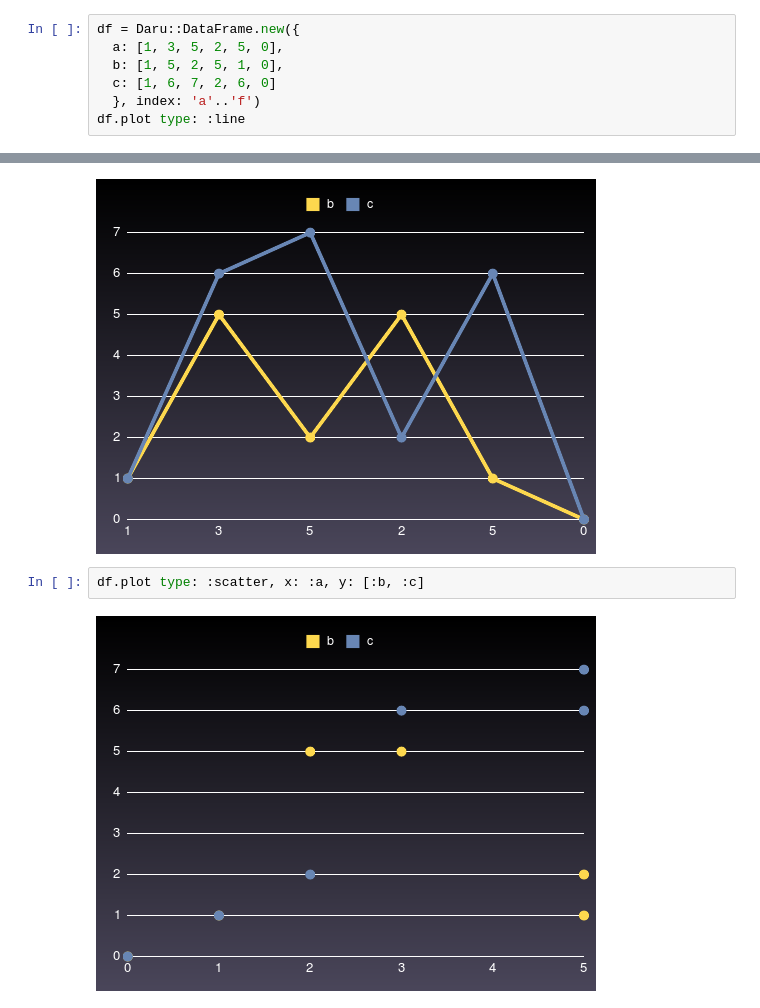
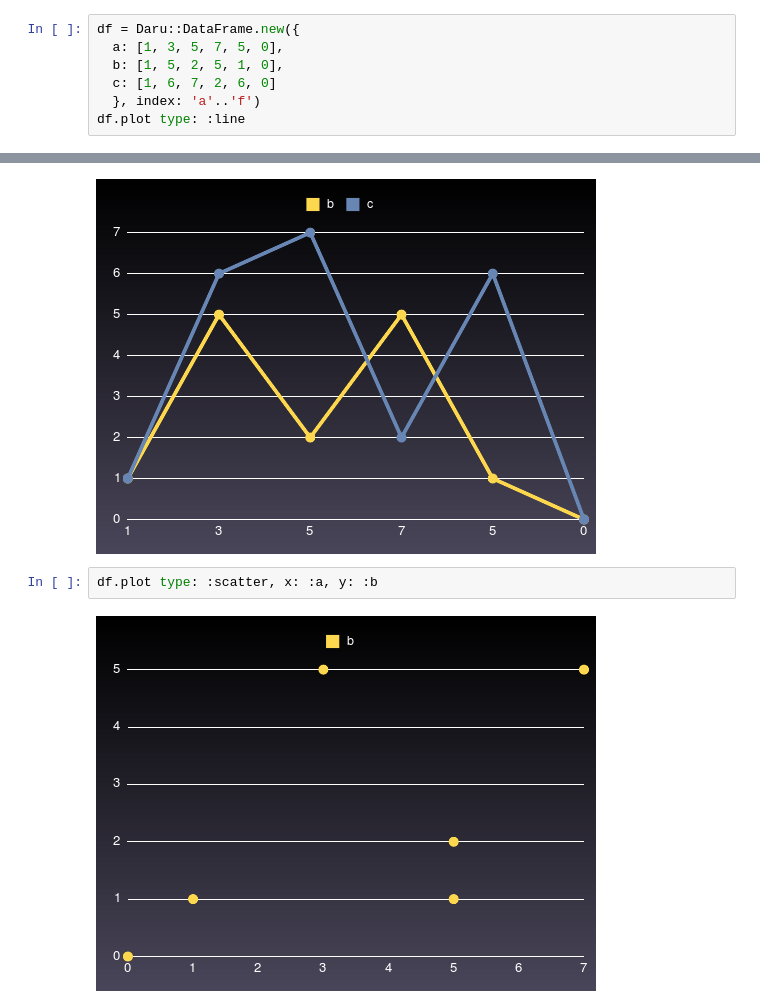
Before and after one commit to lokeshh/cat_notebook, a Jupyter notebook: Gruff DataFrame.ipynb, the cells around one changed output, grey strips where cells are left out. Saved outputs shown, nothing was run; the diff lists cells and outputs as text.

```diff
--- a/Gruff DataFrame.ipynb
+++ b/Gruff DataFrame.ipynb
@@ -6,7 +6,7 @@ Daru.plotting_library = :gruff
 :gruff
 # %%
 df = Daru::DataFrame.new({
-  a: [1, 3, 5, 2, 5, 0],
+  a: [1, 3, 5, 7, 5, 0],
   b: [1, 5, 2, 5, 1, 0],
   c: [1, 6, 7, 2, 6, 0]
   }, index: 'a'..'f')
@@ -18,6 +18,6 @@ df.plot type: :line, x: :a, y: [:b, :c]
 # %% [output]
 [figure]
 # %%
-df.plot type: :scatter, x: :a, y: [:b, :c]
+df.plot type: :scatter, x: :a, y: :b
 # %% [output]
-[figure, old version]
+[figure, new version]
```
Also changed, not shown: parts of 5 cells of this notebook.
